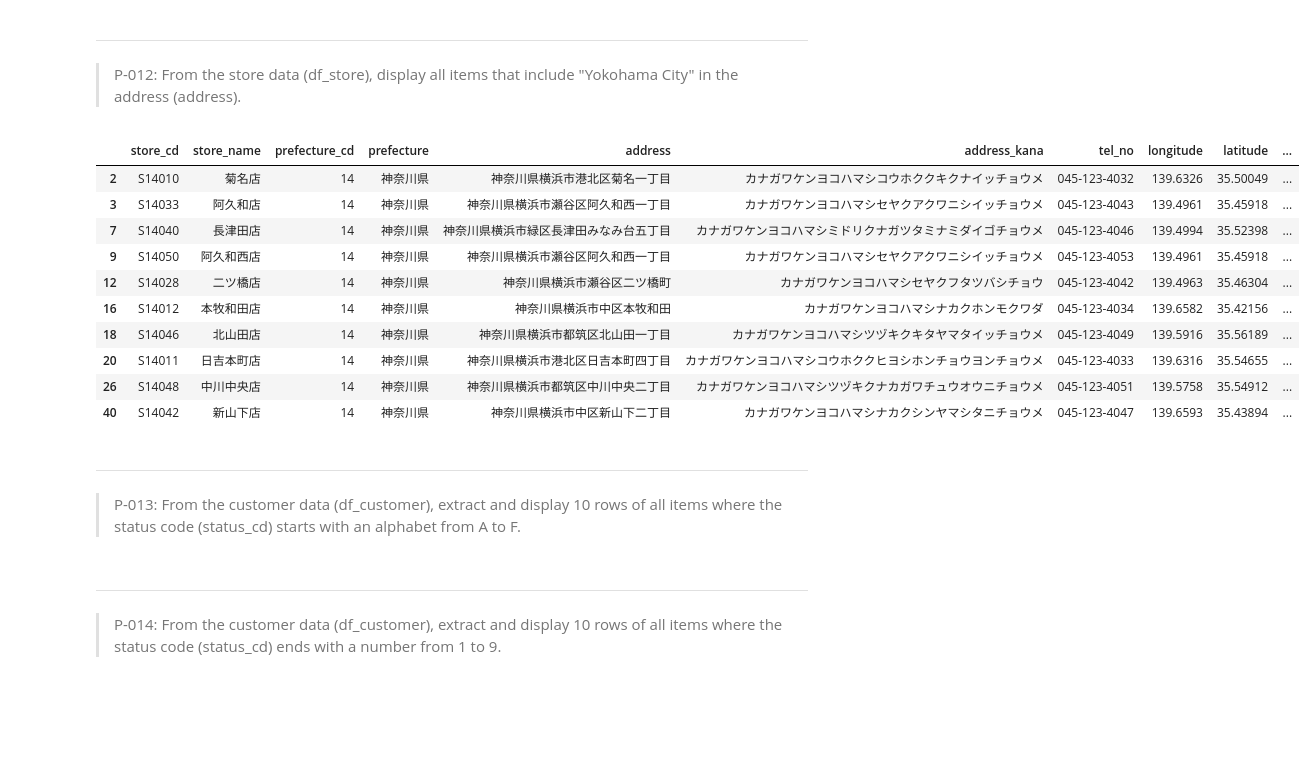
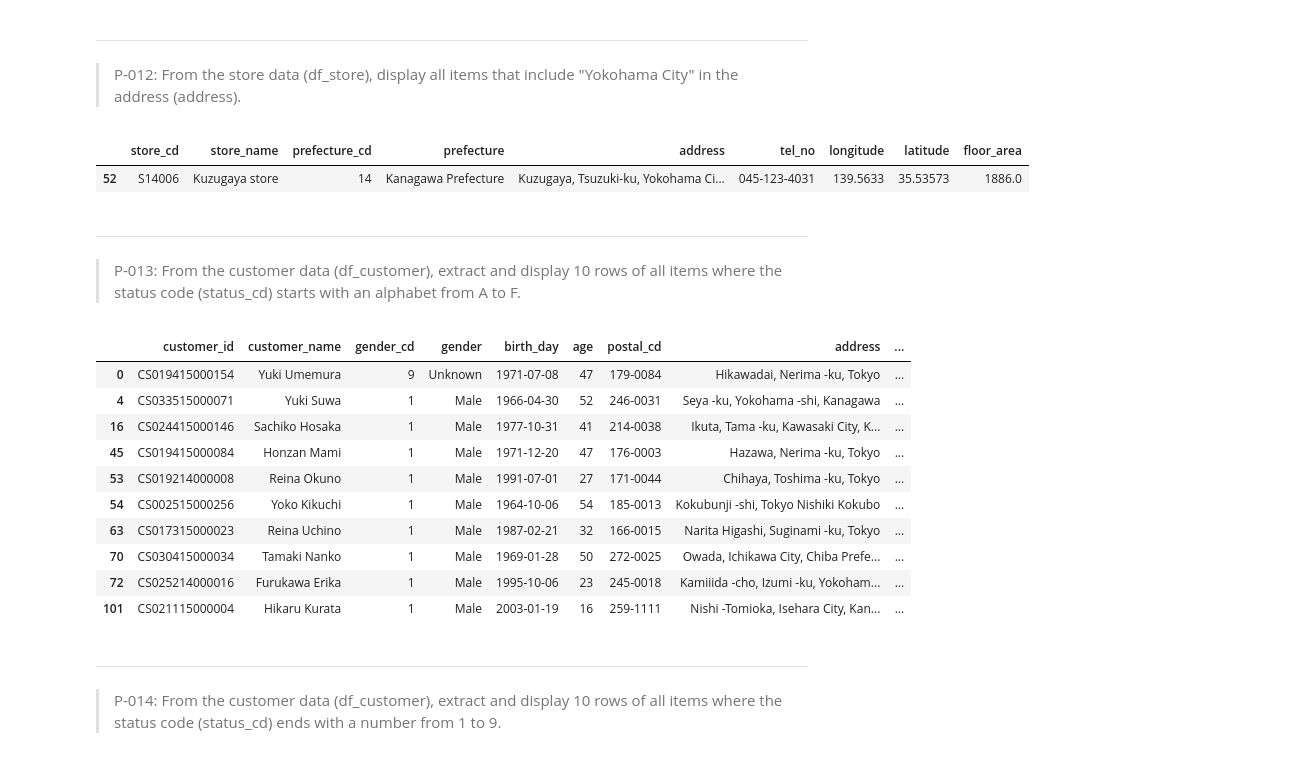
Before and after one commit to minhchau-creator/100_days_practice_pandas, a Jupyter notebook: 100_bai_tap_pandas/notebooks_en/exercises/100_pandas_exercises_en.ipynb, the cells around one changed output. Drawn from its saved outputs; the diff is of its cells as text; code cells hidden in the pictures; blank space fills up the shorter version.

```diff
--- a/100_bai_tap_pandas/notebooks_en/exercises/100_pandas_exercises_en.ipynb
+++ b/100_bai_tap_pandas/notebooks_en/exercises/100_pandas_exercises_en.ipynb
@@ -24,12 +24,12 @@ dtype = {
     'street': str
 }
 
-df_customer = pd.read_csv("C:/Users/minhc/OneDrive/Desktop/100_bai_tap_pandas/data/raw/customer.csv", dtype=dtype)
-df_category = pd.read_csv("C:/Users/minhc/OneDrive/Desktop/100_bai_tap_pandas/data/raw/category.csv", dtype=dtype)
-df_product = pd.read_csv("C:/Users/minhc/OneDrive/Desktop/100_bai_tap_pandas/data/raw/product.csv", dtype=dtype)
-df_receipt = pd.read_csv("C:/Users/minhc/OneDrive/Desktop/100_bai_tap_pandas/data/raw/receipt.csv", dtype=dtype)
-df_store = pd.read_csv("C:/Users/minhc/OneDrive/Desktop/100_bai_tap_pandas/data/raw/store.csv", dtype=dtype)
-df_geocode = pd.read_csv("C:/Users/minhc/OneDrive/Desktop/100_bai_tap_pandas/data/raw/geocode.csv", dtype=dtype)
+df_customer = pd.read_csv("../../data/preprocessed/customer_eng.csv", dtype=dtype)
+df_category = pd.read_csv("../../data/preprocessed/category_eng.csv", dtype=dtype)
+df_product = pd.read_csv("../../data/preprocessed/product.csv", dtype=dtype)
+df_receipt = pd.read_csv("../../data/preprocessed/receipt.csv", dtype=dtype)
+df_store = pd.read_csv("../../data/preprocessed/store_eng.csv", dtype=dtype)
+df_geocode = pd.read_csv("../../data/preprocessed/geocode_eng.csv", dtype=dtype)
 # %% [markdown]
 ## Exercise Problems
 # %% [markdown]
@@ -234,22 +234,27 @@ df_receipt[['sales_ymd','customer_id','product_cd']].head(10)
 ---
 > P-012: From the store data (df_store), display all items that include "Yokohama City" in the address (address).
 # %%
-df_store.query("address.str.contains('横浜市')").head(10)
+df_store.query("address.str.contains('Yokohama City')").head(10)
 # %% [output]
-|  | store_cd | store_name | prefecture_cd | prefecture | address | address_kana | tel_no | longitude | latitude | ... |
-| 2 | S14010 | 菊名店 | 14 | 神奈川県 | 神奈川県横浜市港北区菊名一丁目 | カナガワケンヨコハマシコウホククキクナイッチョウメ | 045-123-4032 | 139.6326 | 35.50049 | ... |
-| 3 | S14033 | 阿久和店 | 14 | 神奈川県 | 神奈川県横浜市瀬谷区阿久和西一丁目 | カナガワケンヨコハマシセヤクアクワニシイッチョウメ | 045-123-4043 | 139.4961 | 35.45918 | ... |
-| 7 | S14040 | 長津田店 | 14 | 神奈川県 | 神奈川県横浜市緑区長津田みなみ台五丁目 | カナガワケンヨコハマシミドリクナガツタミナミダイゴチョウメ | 045-123-4046 | 139.4994 | 35.52398 | ... |
-| 9 | S14050 | 阿久和西店 | 14 | 神奈川県 | 神奈川県横浜市瀬谷区阿久和西一丁目 | カナガワケンヨコハマシセヤクアクワニシイッチョウメ | 045-123-4053 | 139.4961 | 35.45918 | ... |
-| 12 | S14028 | 二ツ橋店 | 14 | 神奈川県 | 神奈川県横浜市瀬谷区二ツ橋町 | カナガワケンヨコハマシセヤクフタツバシチョウ | 045-123-4042 | 139.4963 | 35.46304 | ... |
-| 16 | S14012 | 本牧和田店 | 14 | 神奈川県 | 神奈川県横浜市中区本牧和田 | カナガワケンヨコハマシナカクホンモクワダ | 045-123-4034 | 139.6582 | 35.42156 | ... |
-| 18 | S14046 | 北山田店 | 14 | 神奈川県 | 神奈川県横浜市都筑区北山田一丁目 | カナガワケンヨコハマシツヅキクキタヤマタイッチョウメ | 045-123-4049 | 139.5916 | 35.56189 | ... |
-| 20 | S14011 | 日吉本町店 | 14 | 神奈川県 | 神奈川県横浜市港北区日吉本町四丁目 | カナガワケンヨコハマシコウホククヒヨシホンチョウヨンチョウメ | 045-123-4033 | 139.6316 | 35.54655 | ... |
-| 26 | S14048 | 中川中央店 | 14 | 神奈川県 | 神奈川県横浜市都筑区中川中央二丁目 | カナガワケンヨコハマシツヅキクナカガワチュウオウニチョウメ | 045-123-4051 | 139.5758 | 35.54912 | ... |
-| 40 | S14042 | 新山下店 | 14 | 神奈川県 | 神奈川県横浜市中区新山下二丁目 | カナガワケンヨコハマシナカクシンヤマシタニチョウメ | 045-123-4047 | 139.6593 | 35.43894 | ... |
+|  | store_cd | store_name | prefecture_cd | prefecture | address | tel_no | longitude | latitude | floor_area |
+| 52 | S14006 | Kuzugaya store | 14 | Kanagawa Prefecture | Kuzugaya, Tsuzuki-ku, Yokohama Ci... | 045-123-4031 | 139.5633 | 35.53573 | 1886.0 |
 # %% [markdown]
 ---
 > P-013: From the customer data (df_customer), extract and display 10 rows of all items where the status code (status_cd) starts with an alphabet from A to F.
+# %%
+df_customer.query("status_cd.str.contains(r'^[A-F]')").head(10)
+# %% [output]
+|  | customer_id | customer_name | gender_cd | gender | birth_day | age | postal_cd | address | ... |
+| 0 | CS019415000154 | Yuki Umemura | 9 | Unknown | 1971-07-08 | 47 | 179-0084 | Hikawadai, Nerima -ku, Tokyo | ... |
+| 4 | CS033515000071 | Yuki Suwa | 1 | Male | 1966-04-30 | 52 | 246-0031 | Seya -ku, Yokohama -shi, Kanagawa | ... |
+| 16 | CS024415000146 | Sachiko Hosaka | 1 | Male | 1977-10-31 | 41 | 214-0038 | Ikuta, Tama -ku, Kawasaki City, K... | ... |
+| 45 | CS019415000084 | Honzan Mami | 1 | Male | 1971-12-20 | 47 | 176-0003 | Hazawa, Nerima -ku, Tokyo | ... |
+| 53 | CS019214000008 | Reina Okuno | 1 | Male | 1991-07-01 | 27 | 171-0044 | Chihaya, Toshima -ku, Tokyo | ... |
+| 54 | CS002515000256 | Yoko Kikuchi | 1 | Male | 1964-10-06 | 54 | 185-0013 | Kokubunji -shi, Tokyo Nishiki Kokubo | ... |
+| 63 | CS017315000023 | Reina Uchino | 1 | Male | 1987-02-21 | 32 | 166-0015 | Narita Higashi, Suginami -ku, Tokyo | ... |
+| 70 | CS030415000034 | Tamaki Nanko | 1 | Male | 1969-01-28 | 50 | 272-0025 | Owada, Ichikawa City, Chiba Prefe... | ... |
+| 72 | CS025214000016 | Furukawa Erika | 1 | Male | 1995-10-06 | 23 | 245-0018 | Kamiiida -cho, Izumi -ku, Yokoham... | ... |
+| 101 | CS021115000004 | Hikaru Kurata | 1 | Male | 2003-01-19 | 16 | 259-1111 | Nishi -Tomioka, Isehara City, Kan... | ... |
 # %% [markdown]
 ---
 > P-014: From the customer data (df_customer), extract and display 10 rows of all items where the status code (status_cd) ends with a number from 1 to 9.
```
Also changed, not shown: parts of 5 cells of this notebook.
